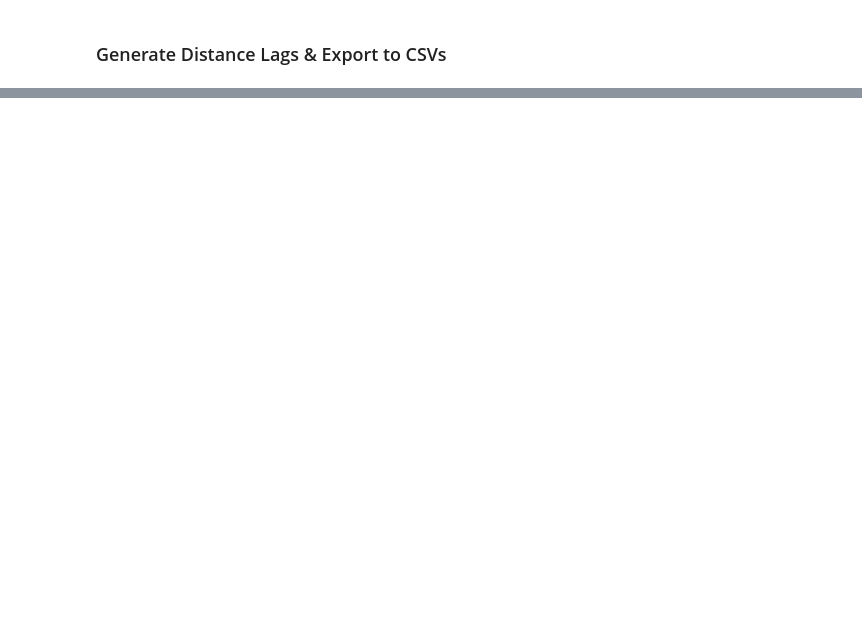
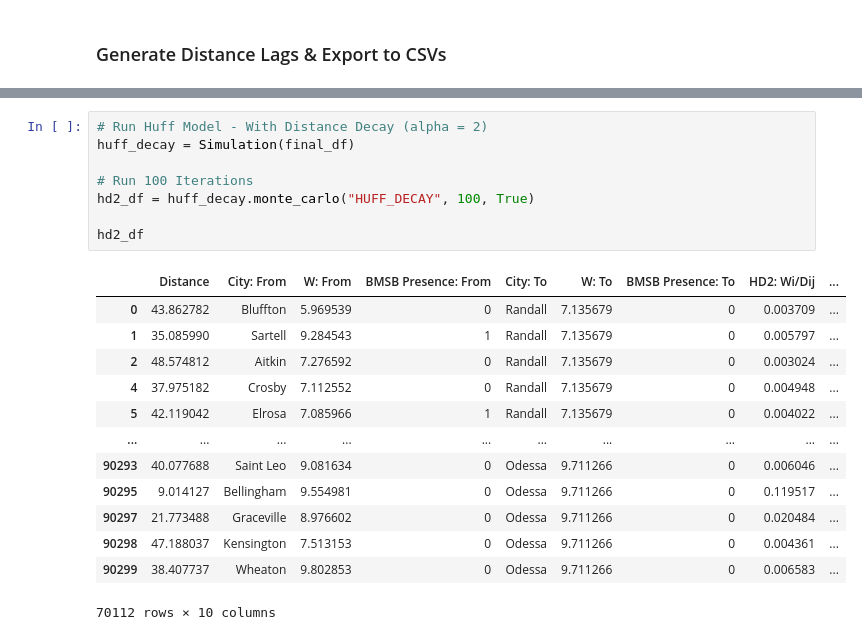
Before and after one commit to lukezaruba/minnesota-bmsb-analysis, a Jupyter notebook: notebooks/03-analysis.ipynb, the cells around one changed output, grey strips where cells are left out. Saved outputs shown, nothing was run; the diff lists cells and outputs as text; blank space fills up the shorter version.

```diff
--- a/notebooks/03-analysis.ipynb
+++ b/notebooks/03-analysis.ipynb
@@ -57,0 +243,22 @@ arcpy.conversion.ExportTable(
+# %%
+# Run Huff Model - With Distance Decay (alpha = 2)
+huff_decay = Simulation(final_df)
+
+# Run 100 Iterations
+hd2_df = huff_decay.monte_carlo("HUFF_DECAY", 100, True)
+
+hd2_df
+# %% [output]
+|  | Distance | City: From | W: From | BMSB Presence: From | City: To | W: To | BMSB Presence: To | HD2: Wi/Dij | ... |
+| 0 | 43.862782 | Bluffton | 5.969539 | 0 | Randall | 7.135679 | 0 | 0.003709 | ... |
+| 1 | 35.085990 | Sartell | 9.284543 | 1 | Randall | 7.135679 | 0 | 0.005797 | ... |
+| 2 | 48.574812 | Aitkin | 7.276592 | 0 | Randall | 7.135679 | 0 | 0.003024 | ... |
+| 4 | 37.975182 | Crosby | 7.112552 | 0 | Randall | 7.135679 | 0 | 0.004948 | ... |
+| 5 | 42.119042 | Elrosa | 7.085966 | 1 | Randall | 7.135679 | 0 | 0.004022 | ... |
+| ... | ... | ... | ... | ... | ... | ... | ... | ... | ... |
+| 90293 | 40.077688 | Saint Leo | 9.081634 | 0 | Odessa | 9.711266 | 0 | 0.006046 | ... |
+| 90295 | 9.014127 | Bellingham | 9.554981 | 0 | Odessa | 9.711266 | 0 | 0.119517 | ... |
+| 90297 | 21.773488 | Graceville | 8.976602 | 0 | Odessa | 9.711266 | 0 | 0.020484 | ... |
+| 90298 | 47.188037 | Kensington | 7.513153 | 0 | Odessa | 9.711266 | 0 | 0.004361 | ... |
+| 90299 | 38.407737 | Wheaton | 9.802853 | 0 | Odessa | 9.711266 | 0 | 0.006583 | ... |
+70112 rows × 10 columns
```
Also changed, not shown: parts of 25 cells of this notebook, 4 other files.
